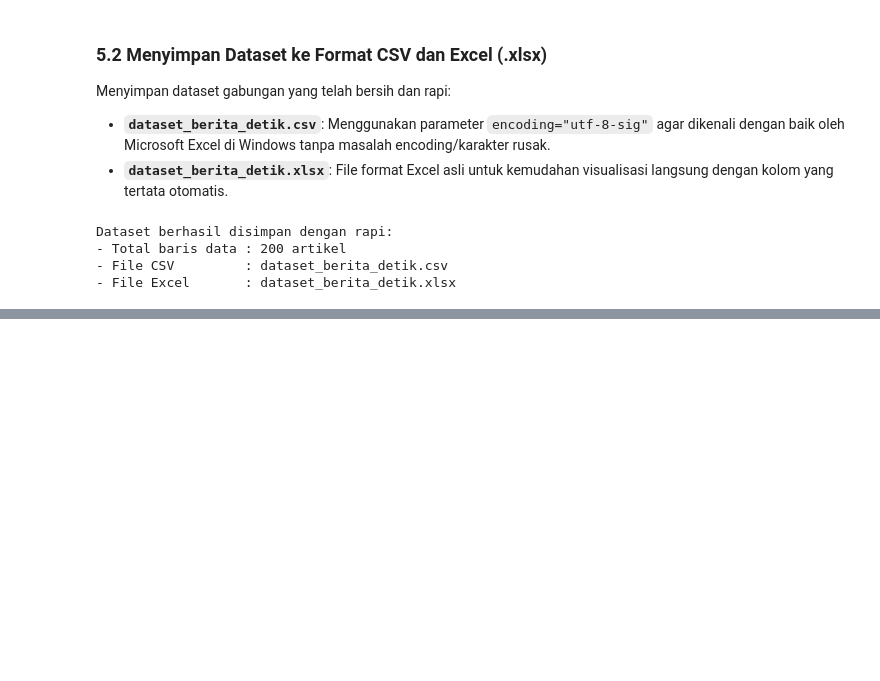
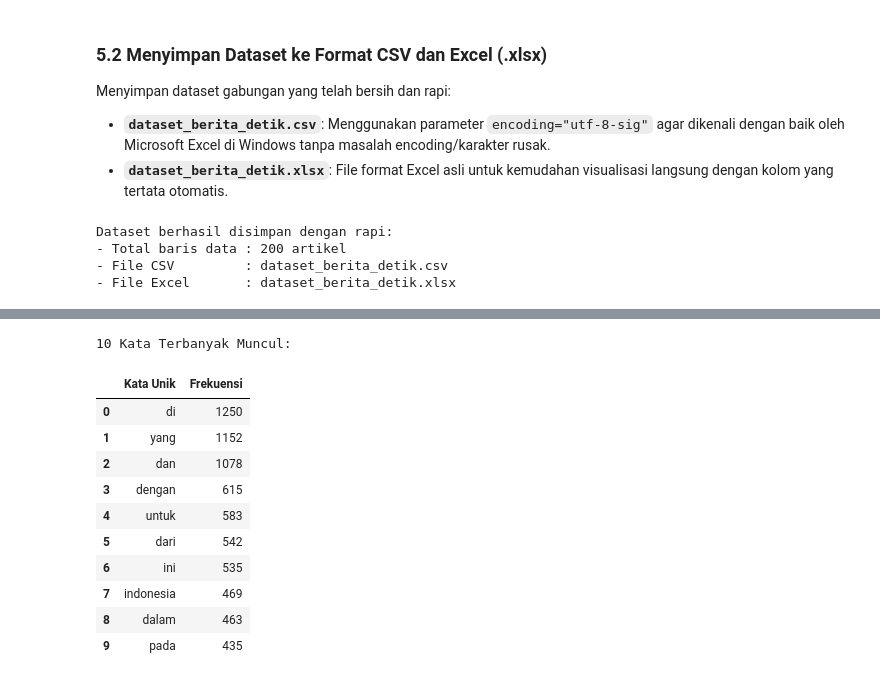
Before and after one commit to ilham08-GH/ppw, a Jupyter notebook: Notebooks/WebMining_Tugas1.ipynb, the cells around one changed output, grey strips where cells are left out. Saved outputs shown, nothing was run; the diff lists cells and outputs as text; code cells hidden in the pictures; blank space fills up the shorter version.

```diff
--- a/Notebooks/WebMining_Tugas1.ipynb
+++ b/Notebooks/WebMining_Tugas1.ipynb
@@ -393,3 +393,6 @@ Dataset berhasil disimpan dengan rapi:
 - Total baris data : 200 artikel
 - File CSV         : dataset_berita_detik.csv
 - File Excel       : dataset_berita_detik.xlsx
+# %%
+import pandas as pd
+df_final = pd.read_csv("dataset_berita_detik.csv")
@@ -395,0 +610,26 @@ Dataset berhasil disimpan dengan rapi:
+# %%
+# Menghitung total kemunculan setiap kata di semua dokumen
+frekuensi_kata = X.toarray().sum(axis=0)
+
+# Simpan ke dalam DataFrame pandas agar mudah dianalisis
+df_kata_unik = pd.DataFrame({
+    "Kata Unik": kata_unik,
+    "Frekuensi": frekuensi_kata
+}).sort_values(by="Frekuensi", ascending=False).reset_index(drop=True)
+
+# Menampilkan 10 kata yang paling sering muncul
+print("10 Kata Terbanyak Muncul:")
+display(df_kata_unik.head(10))
+# %% [output]
+10 Kata Terbanyak Muncul:
+|  | Kata Unik | Frekuensi |
+| 0 | di | 1250 |
+| 1 | yang | 1152 |
+| 2 | dan | 1078 |
+| 3 | dengan | 615 |
+| 4 | untuk | 583 |
+| 5 | dari | 542 |
+| 6 | ini | 535 |
+| 7 | indonesia | 469 |
+| 8 | dalam | 463 |
+| 9 | pada | 435 |
```
Also changed, not shown: parts of 4 cells of this notebook, 11 other files.
